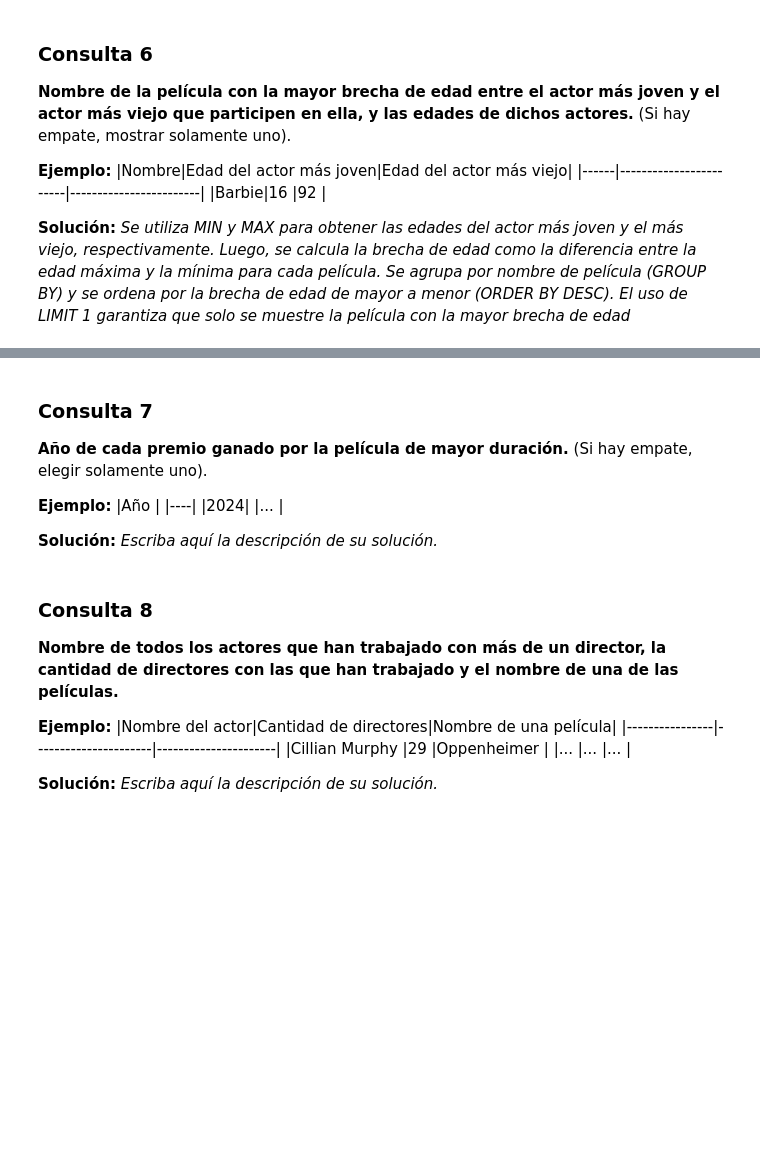
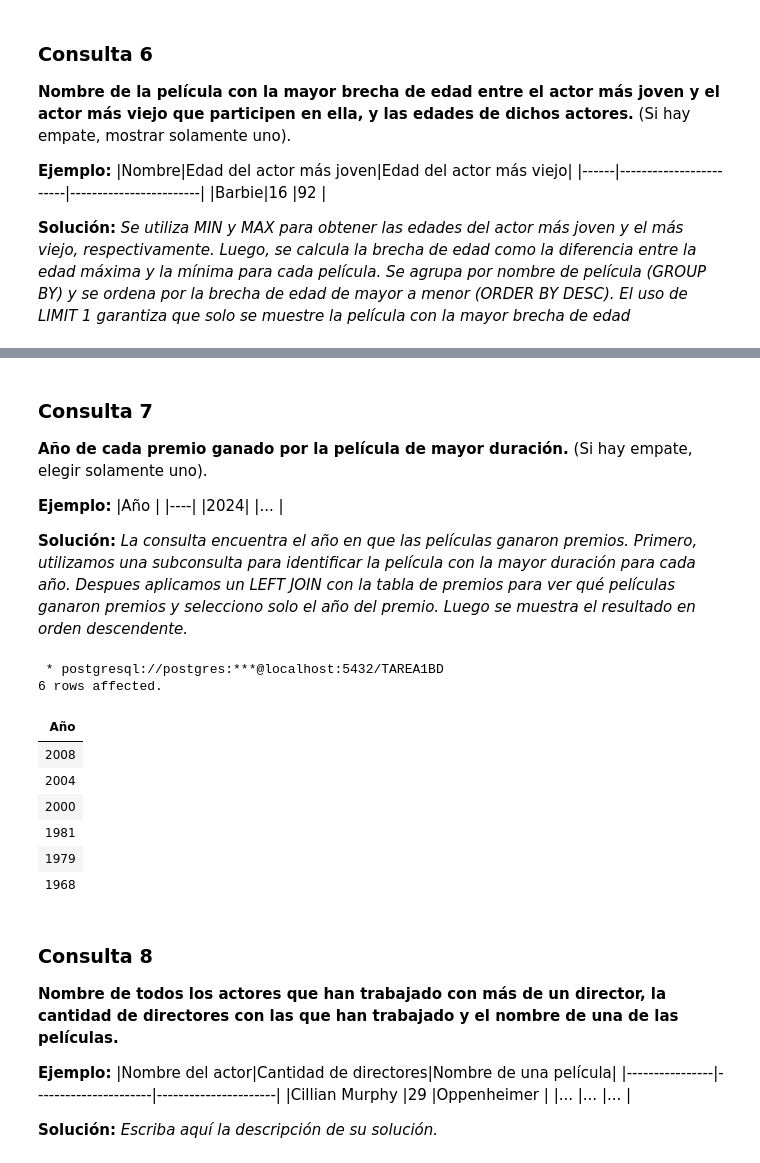
Before and after one commit to Luxar3-cmd/Tarea1_BD, a Jupyter notebook: Tarea_1.ipynb, the cells around one changed output, grey strips where cells are left out. Cells and saved outputs as stored; diff of their text form; code cells hidden in the pictures; blank space fills up the shorter version.

Commit message:
Consulta 7 lista + soluciones 2-4-7

```diff
--- a/Tarea_1.ipynb
+++ b/Tarea_1.ipynb
@@ -556,4 +561,4 @@ LIMIT 1
 |... |
 
 
-**Solución:** _Escriba aquí la descripción de su solución._
+**Solución:** _La consulta encuentra el año en que las películas ganaron premios. Primero, utilizamos una subconsulta para identificar la película con la mayor duración para cada año. Despues aplicamos un LEFT JOIN con la tabla de premios para ver qué películas ganaron premios y selecciono solo el año del premio. Luego se muestra el resultado en orden descendente._
@@ -563,3 +565,40 @@ LIMIT 1
+# %%
+%%sql
+WITH PeliculaMayorDuracion AS (
+    SELECT
+        pelicula.id_pelicula,
+        pelicula.nombre,
+        pelicula.fecha_publicacion,
+        pelicula.duracion,
+        EXTRACT(YEAR FROM pelicula.fecha_publicacion) AS anio
+    FROM pelicula
+    WHERE pelicula.duracion = (
+        SELECT MAX(p.duracion)
+        FROM pelicula p
+        WHERE EXTRACT(YEAR FROM p.fecha_publicacion) = EXTRACT(YEAR FROM pelicula.fecha_publicacion)
+    )
+)
+
+SELECT
+    premio_mejor_pelicula.anio AS "Año"
+FROM
+    PeliculaMayorDuracion p
+LEFT JOIN
+    premio_mejor_pelicula ON p.id_pelicula = premio_mejor_pelicula.id_pelicula
+WHERE
+    premio_mejor_pelicula.anio IS NOT NULL
+ORDER BY
+    premio_mejor_pelicula.anio DESC;
+# %% [output]
+ * postgresql://postgres:***@localhost:5432/TAREA1BD
+6 rows affected.
+| Año |
+| 2008 |
+| 2004 |
+| 2000 |
+| 1981 |
+| 1979 |
+| 1968 |
 # %% [markdown]
 ### Consulta 8
 **Nombre de todos los actores que han trabajado con más de un director, la cantidad de directores con las que han trabajado y el nombre de una de las películas.**
```
Also changed, not shown: parts of 9 cells of this notebook.
